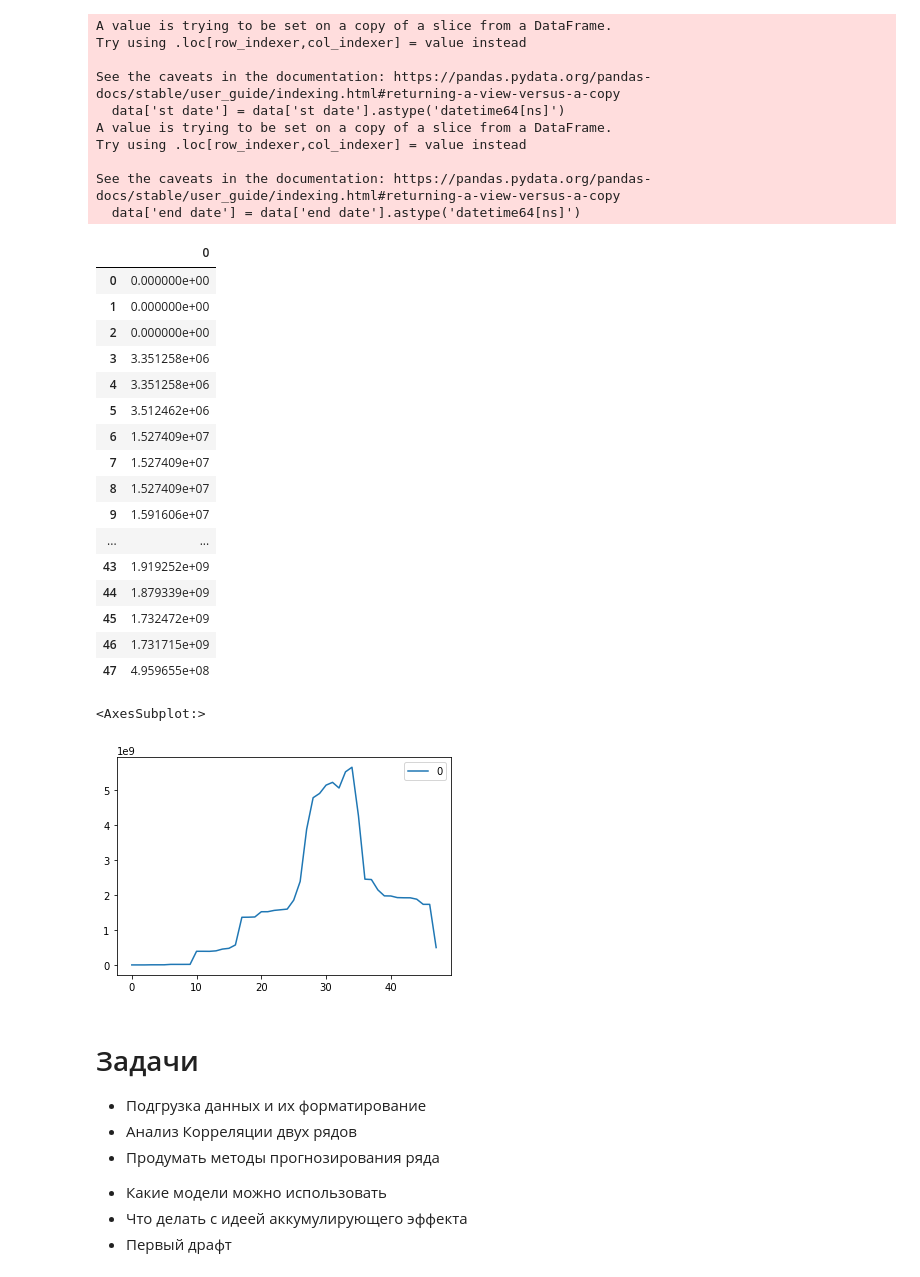
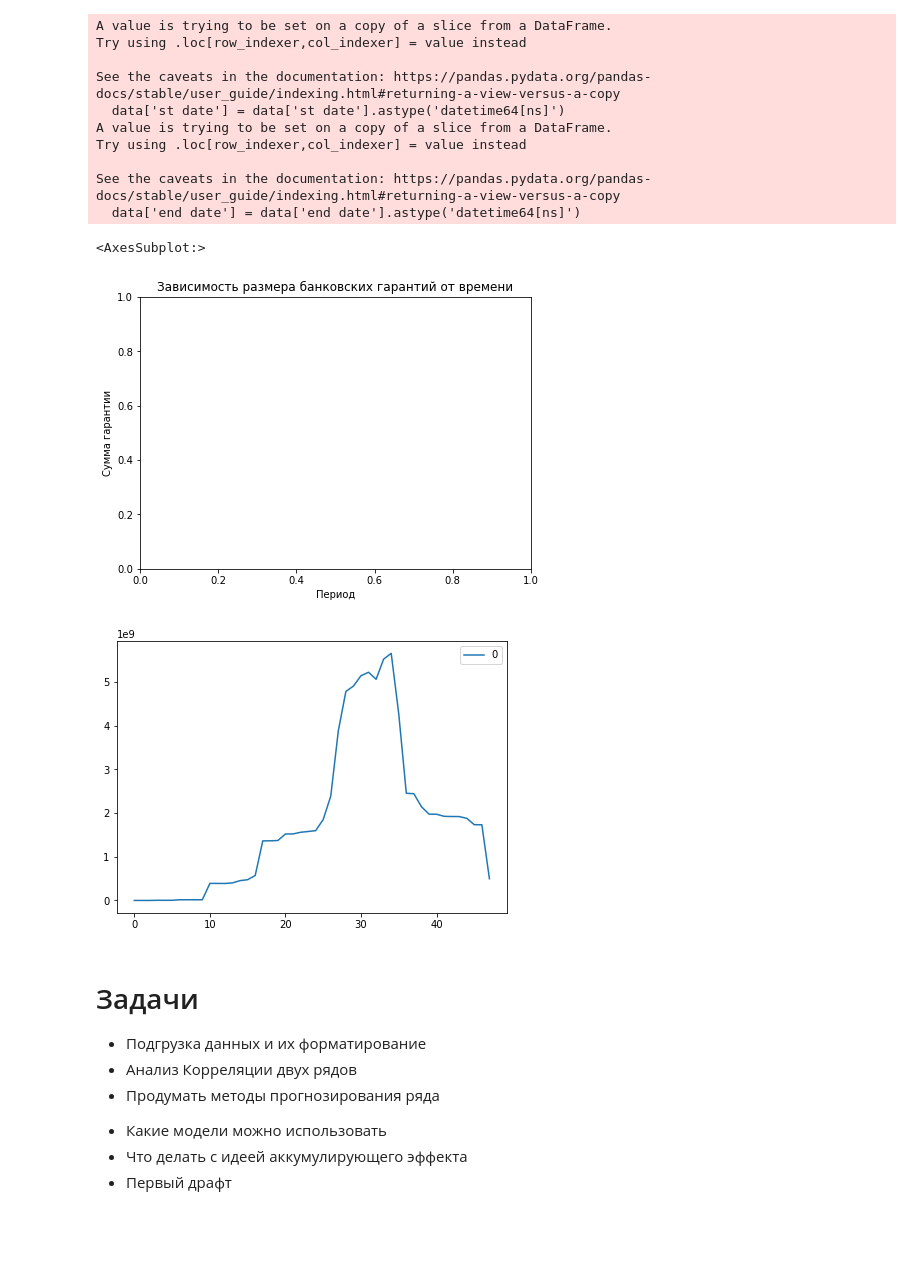
Before and after one commit to lisa2271/Praktika, a Jupyter notebook: praktika.ipynb, the cells around one changed output. Cells and saved outputs as stored; diff of their text form; code cells hidden in the pictures; blank space fills up the shorter version.

```diff
--- a/praktika.ipynb
+++ b/praktika.ipynb
@@ -55,31 +55,16 @@ for r in data.iterrows():
     t_arr+=np.array(check(r[1]['st date'], r[1]['end date'])) * r[1]['amount']
 # %%
 df = pd.DataFrame(t_arr)
-# %%
-df
-# %% [output]
-|  | 0 |
-| 0 | 0.000000e+00 |
-| 1 | 0.000000e+00 |
-| 2 | 0.000000e+00 |
-| 3 | 3.351258e+06 |
-| 4 | 3.351258e+06 |
-| 5 | 3.512462e+06 |
-| 6 | 1.527409e+07 |
-| 7 | 1.527409e+07 |
-| 8 | 1.527409e+07 |
-| 9 | 1.591606e+07 |
-| ... | ... |
-| 43 | 1.919252e+09 |
-| 44 | 1.879339e+09 |
-| 45 | 1.732472e+09 |
-| 46 | 1.731715e+09 |
-| 47 | 4.959655e+08 |
-# %%
-df.plot()
-# %% [output]
-<AxesSubplot:>
-[figure, removed]
+# %%
+rcParams['figure.figsize'] = 7,5
+plt.xlabel('Период')
+plt.ylabel('Сумма гарантии')
+plt.title('Зависимость размера банковских гарантий от времени')
+df.plot()
+# %% [output]
+<AxesSubplot:>
+[figure, added]
+[figure, added]
 # %% [markdown]
 # Задачи
 * Подгрузка данных и их форматирование
```
Also changed, not shown: parts of 41 cells of this notebook.
